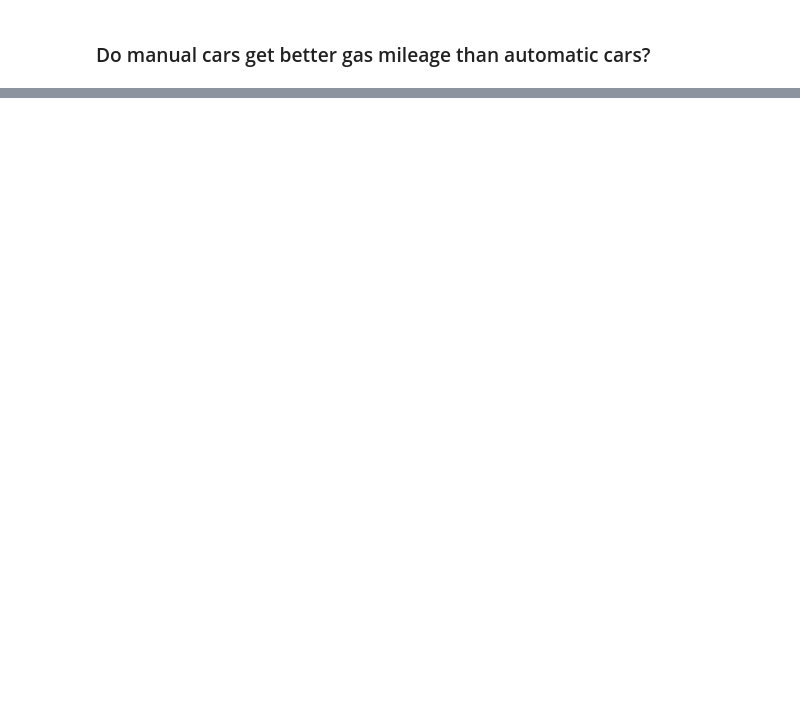
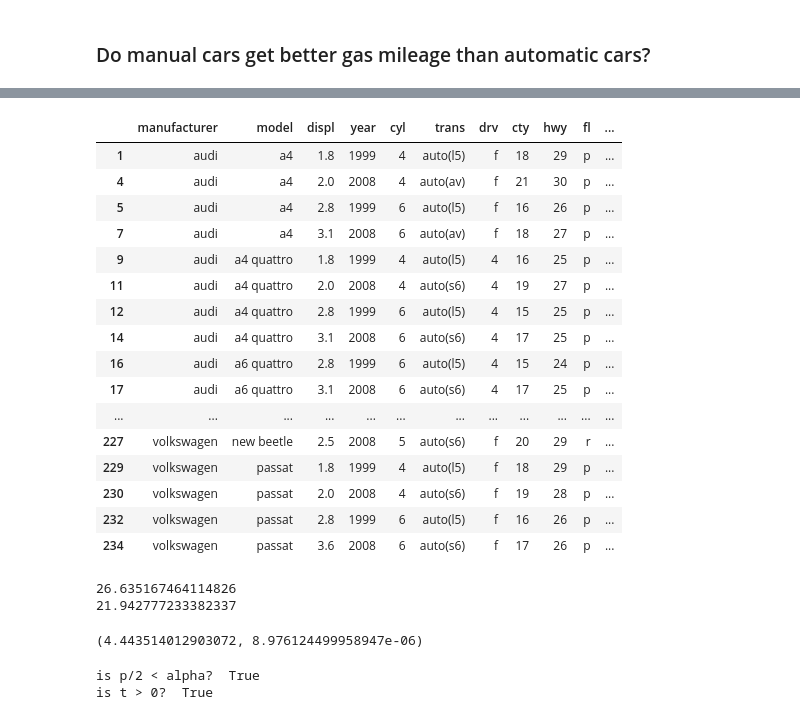
Before and after one commit to EstebanHernandez0/statistics-exercises, a Jupyter notebook: hypothesis_testing.ipynb, the cells around one changed output, grey strips where cells are left out. Cells and saved outputs as stored; diff of their text form; code cells hidden in the pictures; blank space fills up the shorter version.

```diff
--- a/hypothesis_testing.ipynb
+++ b/hypothesis_testing.ipynb
@@ -70,3 +74,5 @@ df
 | 233 | volkswagen | passat | 2.8 | 1999 | 6 | manual(m5) | f | 18 | 26 | p | ... |
 | 234 | volkswagen | passat | 3.6 | 2008 | 6 | auto(s6) | f | 17 | 26 | p | ... |
 234 rows × 11 columns
+# %%
+df['fuel_effiecincy'] = (df.hwy + df.cty) / 2
@@ -76,0 +215,21 @@ df
+# %%
+df_auto = df[df['trans'].str.contains('auto')]
+df_auto
+# %% [output]
+|  | manufacturer | model | displ | year | cyl | trans | drv | cty | hwy | fl | ... |
+| 1 | audi | a4 | 1.8 | 1999 | 4 | auto(l5) | f | 18 | 29 | p | ... |
+| 4 | audi | a4 | 2.0 | 2008 | 4 | auto(av) | f | 21 | 30 | p | ... |
+| 5 | audi | a4 | 2.8 | 1999 | 6 | auto(l5) | f | 16 | 26 | p | ... |
+| 7 | audi | a4 | 3.1 | 2008 | 6 | auto(av) | f | 18 | 27 | p | ... |
+| 9 | audi | a4 quattro | 1.8 | 1999 | 4 | auto(l5) | 4 | 16 | 25 | p | ... |
+| 11 | audi | a4 quattro | 2.0 | 2008 | 4 | auto(s6) | 4 | 19 | 27 | p | ... |
+| 12 | audi | a4 quattro | 2.8 | 1999 | 6 | auto(l5) | 4 | 15 | 25 | p | ... |
+| 14 | audi | a4 quattro | 3.1 | 2008 | 6 | auto(s6) | 4 | 17 | 25 | p | ... |
+| 16 | audi | a6 quattro | 2.8 | 1999 | 6 | auto(l5) | 4 | 15 | 24 | p | ... |
+| 17 | audi | a6 quattro | 3.1 | 2008 | 6 | auto(s6) | 4 | 17 | 25 | p | ... |
+| ... | ... | ... | ... | ... | ... | ... | ... | ... | ... | ... | ... |
+| 227 | volkswagen | new beetle | 2.5 | 2008 | 5 | auto(s6) | f | 20 | 29 | r | ... |
+| 229 | volkswagen | passat | 1.8 | 1999 | 4 | auto(l5) | f | 18 | 29 | p | ... |
+| 230 | volkswagen | passat | 2.0 | 2008 | 4 | auto(s6) | f | 19 | 28 | p | ... |
+| 232 | volkswagen | passat | 2.8 | 1999 | 6 | auto(l5) | f | 16 | 26 | p | ... |
+| 234 | volkswagen | passat | 3.6 | 2008 | 6 | auto(s6) | f | 17 | 26 | p | ... |
@@ -76,0 +240,17 @@ df
+# %%
+print(manual.var())
+print(auto.var())
+# %% [output]
+26.635167464114826
+21.942777233382337
+# %%
+t, p = stats.ttest_ind(manual, auto, equal_var=False)
+t, p / 2
+# %% [output]
+(4.443514012903072, 8.976124499958947e-06)
+# %%
+print("is p/2 < alpha? ", p / 2 < alpha)
+print("is t > 0? ", t > 0)
+# %% [output]
+is p/2 < alpha?  True
+is t > 0?  True
```
Also changed, not shown: parts of 25 cells of this notebook.
